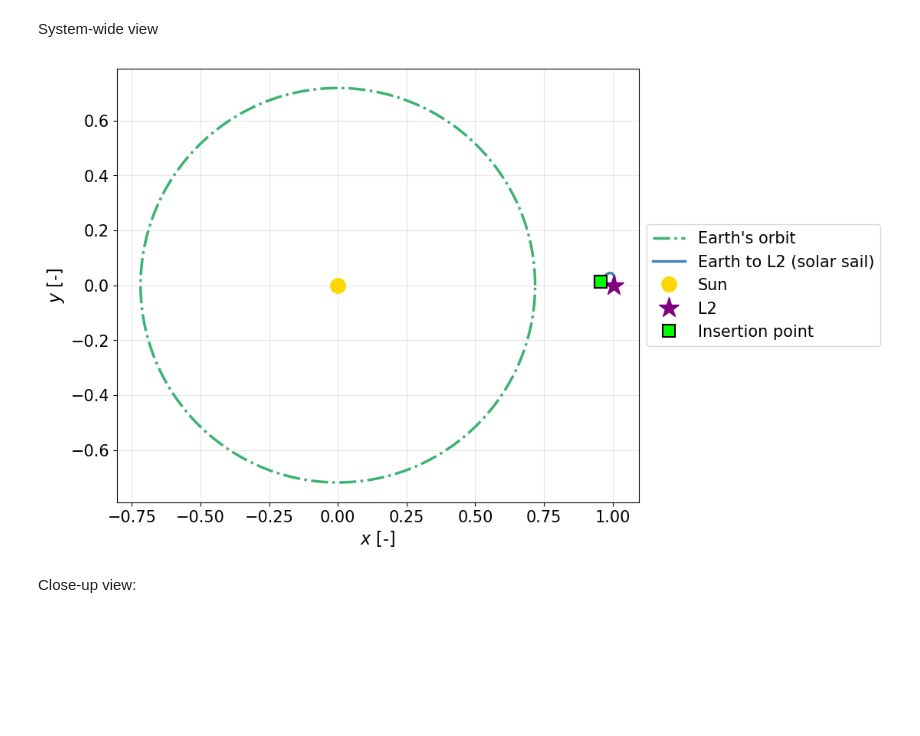
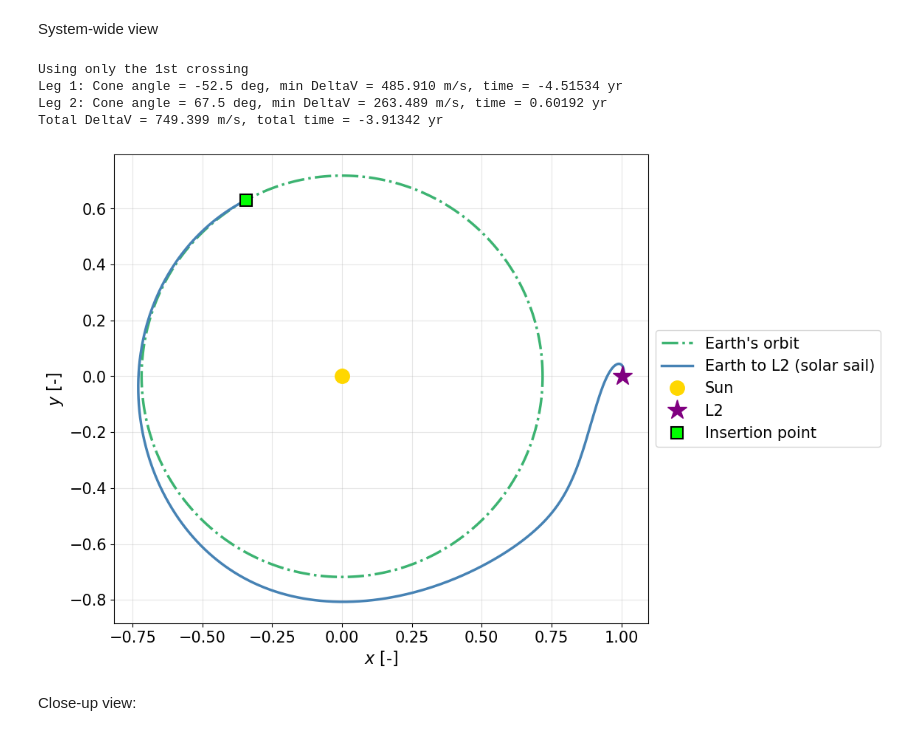
Before and after one commit to ismaelgallolopez/MIMOSA-special-topics-astrodynamics, a Jupyter notebook: code/wps/wp4.ipynb, the cells around one changed output. Saved outputs shown, nothing was run; the diff lists cells and outputs as text; code cells hidden in the pictures; blank space fills up the shorter version.

Commit message:
fixed issue with the plots introduced in 281910cec419c0ca20df68c9758fbda5f4575c06

```diff
--- a/code/wps/wp4.ipynb
+++ b/code/wps/wp4.ipynb
@@ -632,46 +632,68 @@ Total DeltaV = 749.399 m/s, total time = 5.11726 yr
 # %% [markdown]
 System-wide view
 # %%
-# Use the pre-computed 1st crossing values from the optimization loop (Cell 56)
-# These match the "Using only the 1st crossing" section exactly
-
-# Leg 1: Use the optimal 1st crossing from the sweep
+# Use the pre-computed 1st crossing values from the optimization loop
 leg1_idx_1st = np.argmin(deltaV_earth_l2_1st)
+leg1_angle_1st = alpha_values_earth_l2_1st[leg1_idx_1st]
 t_insertion_leg1 = time_crossing_earth_l2_1st[leg1_idx_1st]  # in years
 
-# Leg 2: Use the optimal 1st crossing from the sweep
 leg2_idx_1st = np.argmin(deltaV_l2_parking_1st)
+leg2_angle_1st = alpha_values_l2_parking_1st[leg2_idx_1st]
 t_insertion_leg2 = time_crossing_l2_parking_1st[leg2_idx_1st]  # in years
+
+print("Using only the 1st crossing")
+print(f"Leg 1: Cone angle = {leg1_angle_1st:.1f} deg, min DeltaV = {deltaV_earth_l2_1st[leg1_idx_1st]:.3f} m/s, time = {t_insertion_leg1:.5f} yr")
+print(f"Leg 2: Cone angle = {leg2_angle_1st:.1f} deg, min DeltaV = {deltaV_l2_parking_1st[leg2_idx_1st]:.3f} m/s, time = {t_insertion_leg2:.5f} yr")
+print(f"Total DeltaV = {deltaV_earth_l2_1st[leg1_idx_1st] + deltaV_l2_parking_1st[leg2_idx_1st]:.3f} m/s, total time = {t_insertion_leg1 + t_insertion_leg2:.5f} yr")
+
+# Compute sol_leg1 and sol_leg2 for plotting with full time span
+alpha_leg1 = np.radians(leg1_angle_1st)
+sol_leg1 = solve_ivp(eom, [0, -time_span], state0_stable_plus, args=(mass_ratio_sun_mars, beta_problem, alpha_leg1), method='DOP853', rtol=tolerance, atol=tolerance, dense_output=True)
+
+alpha_leg2 = np.radians(leg2_angle_1st)
+sol_leg2 = solve_ivp(eom, [0, time_span], state0_unstable_minus, args=(mass_ratio_sun_mars, beta_problem, alpha_leg2), method='DOP853', rtol=tolerance, atol=tolerance, dense_output=True)
+
+# CR3BP crossing times for trajectory interpolation in the plot cells below
+t_cross_leg1, _ = find_orbit_crossings(sol_leg1, center_x=-mass_ratio_sun_mars, center_y=0, radius=distance_earth)
+t_cr3bp_leg1 = t_cross_leg1[0]
+
+t_cross_leg2, _ = find_orbit_crossings(sol_leg2)
+t_cr3bp_leg2 = t_cross_leg2[0]
+# %% [output]
+Using only the 1st crossing
+Leg 1: Cone angle = -52.5 deg, min DeltaV = 485.910 m/s, time = -4.51534 yr
+Leg 2: Cone angle = 67.5 deg, min DeltaV = 263.489 m/s, time = 0.60192 yr
+Total DeltaV = 749.399 m/s, total time = -3.91342 yr
 # %%
 # Plot: Leg 1 - Earth to L2 transfer
 fig, ax = plt.subplots(figsize=(11, 9))
 
-t_leg1 = np.linspace(0, t_insertion_leg1, 2000)
+t_leg1 = np.linspace(0, t_cr3bp_leg1, 2000)
 traj_leg1 = sol_leg1.sol(t_leg1)
 
 theta_earth = np.linspace(0, 2*np.pi, 300)
 earth_orbit_plot = distance_earth * np.array([[np.cos(t) - mass_ratio_sun_earth, np.sin(t)] for t in theta_earth])
 
 ax.plot(earth_orbit_plot[:, 0], earth_orbit_plot[:, 1], color='mediumseagreen', lw=2.5, ls='-.', label="Earth's orbit", zorder=2)
 ax.plot(traj_leg1[0], traj_leg1[1], color='steelblue', lw=2.5, label='Earth to L2 (solar sail)', zorder=3)
 # ax.plot(-mass_ratio_sun_earth, 0, 'o', color='cyan', ms=10, label='Earth', zorder=5)
 ax.plot(-mass_ratio_sun_mars, 0, 'o', color='gold', ms=14, label='Sun', zorder=5)
 ax.plot(L2_mars, 0, '*', color='purple', ms=20, label='L2', zorder=5)
 ax.plot(traj_leg1[0, -1], traj_leg1[1, -1], 's', color='lime', ms=11, label='Insertion point', zorder=6, markeredgecolor='black', markeredgewidth=1.5)
 
 
 ax.set_xlabel(r'$x$ [-]', fontsize=FONTSIZE_XLABEL_YLABEL)
 ax.set_ylabel(r'$y$ [-]', fontsize=FONTSIZE_XLABEL_YLABEL)
 ax.set_aspect('equal')
 ax.tick_params(labelsize=FONTSIZE_TICKS)
 ax.legend(fontsize=FONTSIZE_LEGEND, loc='center left', bbox_to_anchor=(1, 0.5))
 ax.grid(True, alpha=0.3)
 
 plt.tight_layout()
 plt.savefig('figures/wp4_trajectory_earth_l2.pdf', dpi=150, bbox_inches='tight')
 plt.show()
 # %% [output]
-[figure, old version]
+[figure, new version]
 # %% [markdown]
 Close-up view:
 # %%
```
Also changed, not shown: parts of 4 cells of this notebook, 7 other files.
